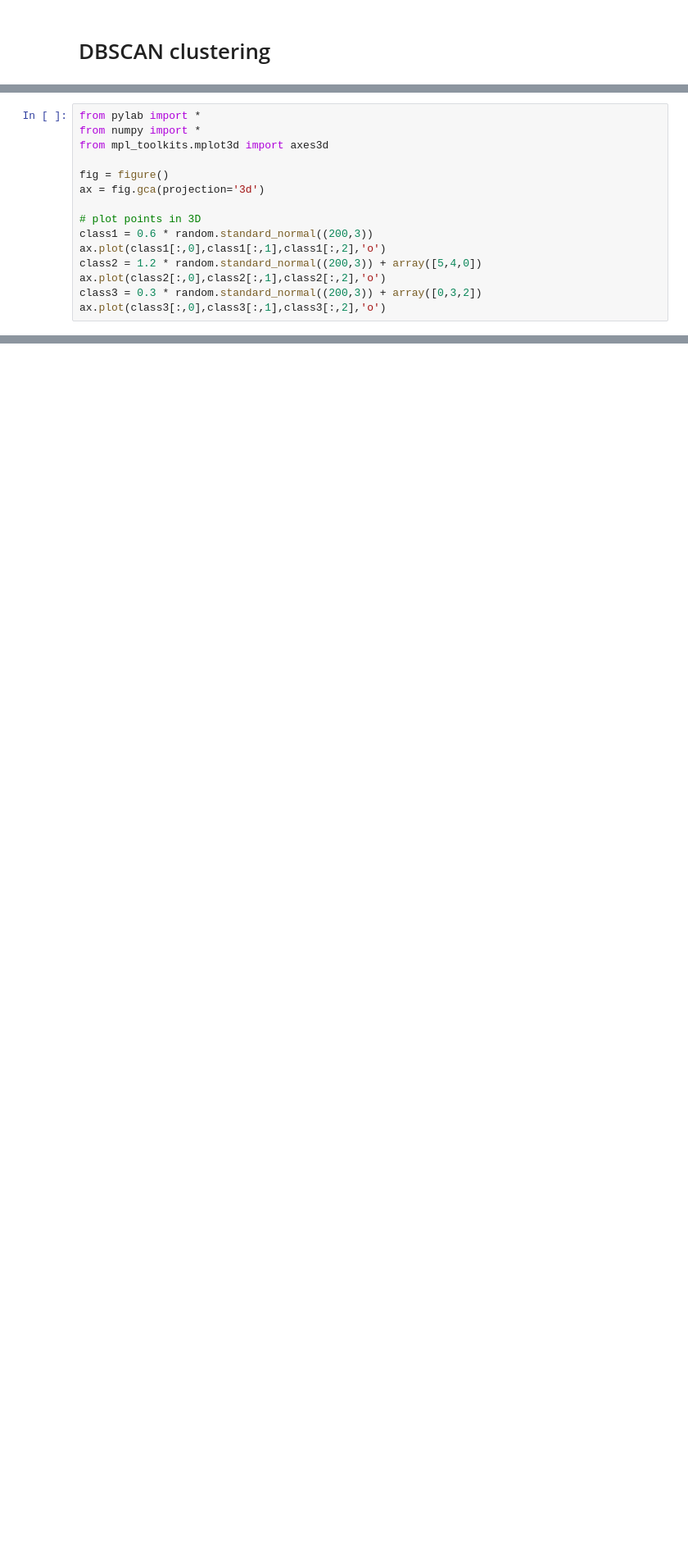
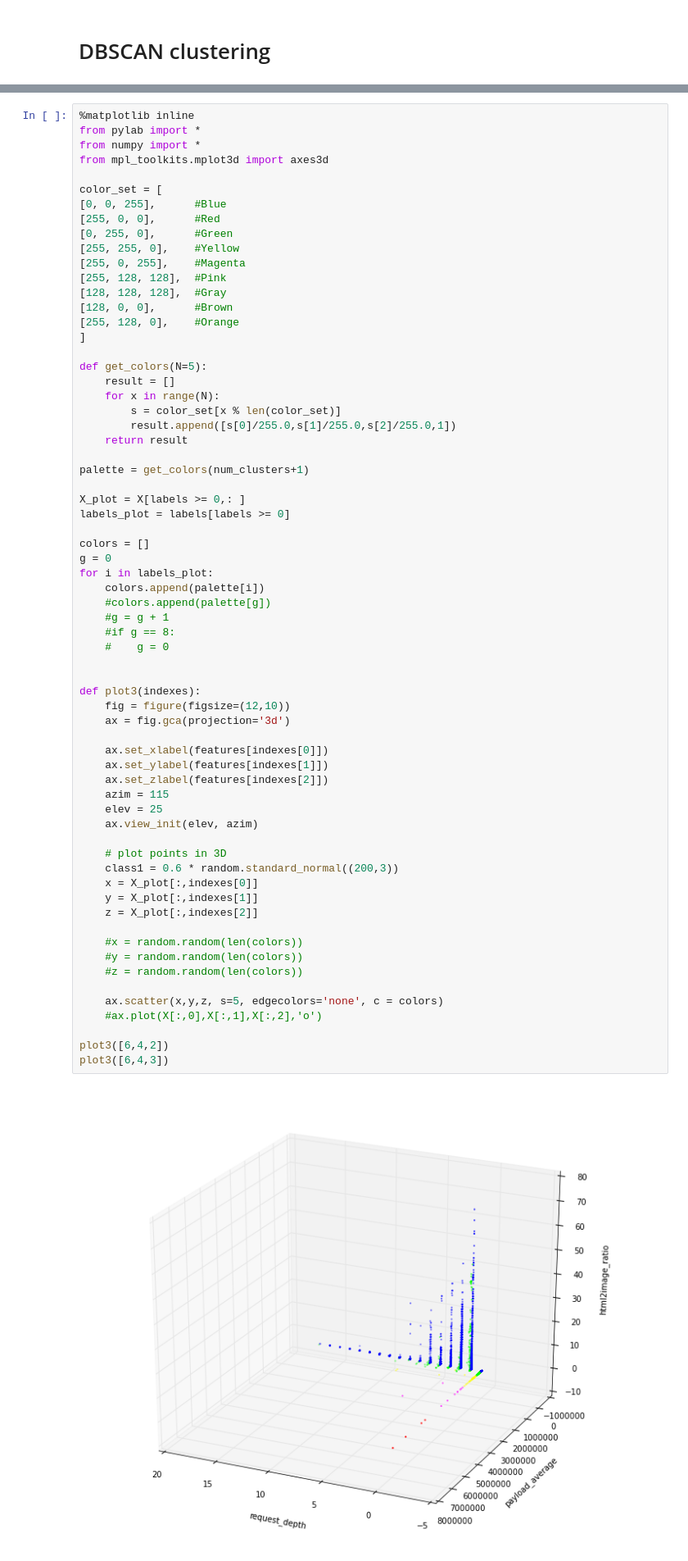
Before and after one commit to equalitie/BotHound, a Jupyter notebook: ipython/Clustering.ipynb, the cells around one changed output, grey strips where cells are left out. Shown: that part at 82% size. Saved outputs shown, nothing was run; the diff lists cells and outputs as text; blank space fills up the shorter version.

```diff
--- a/ipython/Clustering.ipynb
+++ b/ipython/Clustering.ipynb
@@ -188,15 +203,0 @@ plt.hist(labels, bins = n_clusters_+1)
-# %%
-from pylab import *
-from numpy import *
-from mpl_toolkits.mplot3d import axes3d
-
-fig = figure()
-ax = fig.gca(projection='3d')
-
-# plot points in 3D
-class1 = 0.6 * random.standard_normal((200,3))
-ax.plot(class1[:,0],class1[:,1],class1[:,2],'o')
-class2 = 1.2 * random.standard_normal((200,3)) + array([5,4,0])
-ax.plot(class2[:,0],class2[:,1],class2[:,2],'o')
-class3 = 0.3 * random.standard_normal((200,3)) + array([0,3,2])
-ax.plot(class3[:,0],class3[:,1],class3[:,2],'o')
@@ -204,0 +204,68 @@ ax.plot(class3[:,0],class3[:,1],class3[:,2],'o')
+# %%
+%matplotlib inline
+from pylab import *
+from numpy import *
+from mpl_toolkits.mplot3d import axes3d
+
+color_set = [
+[0, 0, 255],      #Blue
+[255, 0, 0],      #Red
+[0, 255, 0],      #Green
+[255, 255, 0],    #Yellow
+[255, 0, 255],    #Magenta
+[255, 128, 128],  #Pink
+[128, 128, 128],  #Gray
+[128, 0, 0],      #Brown
+[255, 128, 0],    #Orange
+]
+
+def get_colors(N=5):
+    result = []
+    for x in range(N):
+        s = color_set[x % len(color_set)]
+        result.append([s[0]/255.0,s[1]/255.0,s[2]/255.0,1])
+    return result
+
+palette = get_colors(num_clusters+1)
+
+X_plot = X[labels >= 0,: ]
+labels_plot = labels[labels >= 0]
+
+colors = []
+g = 0
+for i in labels_plot:
+    colors.append(palette[i])
+    #colors.append(palette[g])
+    #g = g + 1
+    #if g == 8:
+    #    g = 0
+
+
+def plot3(indexes):
+    fig = figure(figsize=(12,10))
+    ax = fig.gca(projection='3d')
+
+    ax.set_xlabel(features[indexes[0]])
+    ax.set_ylabel(features[indexes[1]])
+    ax.set_zlabel(features[indexes[2]])
+    azim = 115
+    elev = 25
+    ax.view_init(elev, azim)
+
+    # plot points in 3D
+    class1 = 0.6 * random.standard_normal((200,3))
+    x = X_plot[:,indexes[0]]
+    y = X_plot[:,indexes[1]]
+    z = X_plot[:,indexes[2]]
+
+    #x = random.random(len(colors))
+    #y = random.random(len(colors))
+    #z = random.random(len(colors))
+
+    ax.scatter(x,y,z, s=5, edgecolors='none', c = colors)
+    #ax.plot(X[:,0],X[:,1],X[:,2],'o')
+
+plot3([6,4,2])
+plot3([6,4,3])
+# %% [output]
+[figure, added]
```
Also changed, not shown: parts of 15 cells of this notebook.
